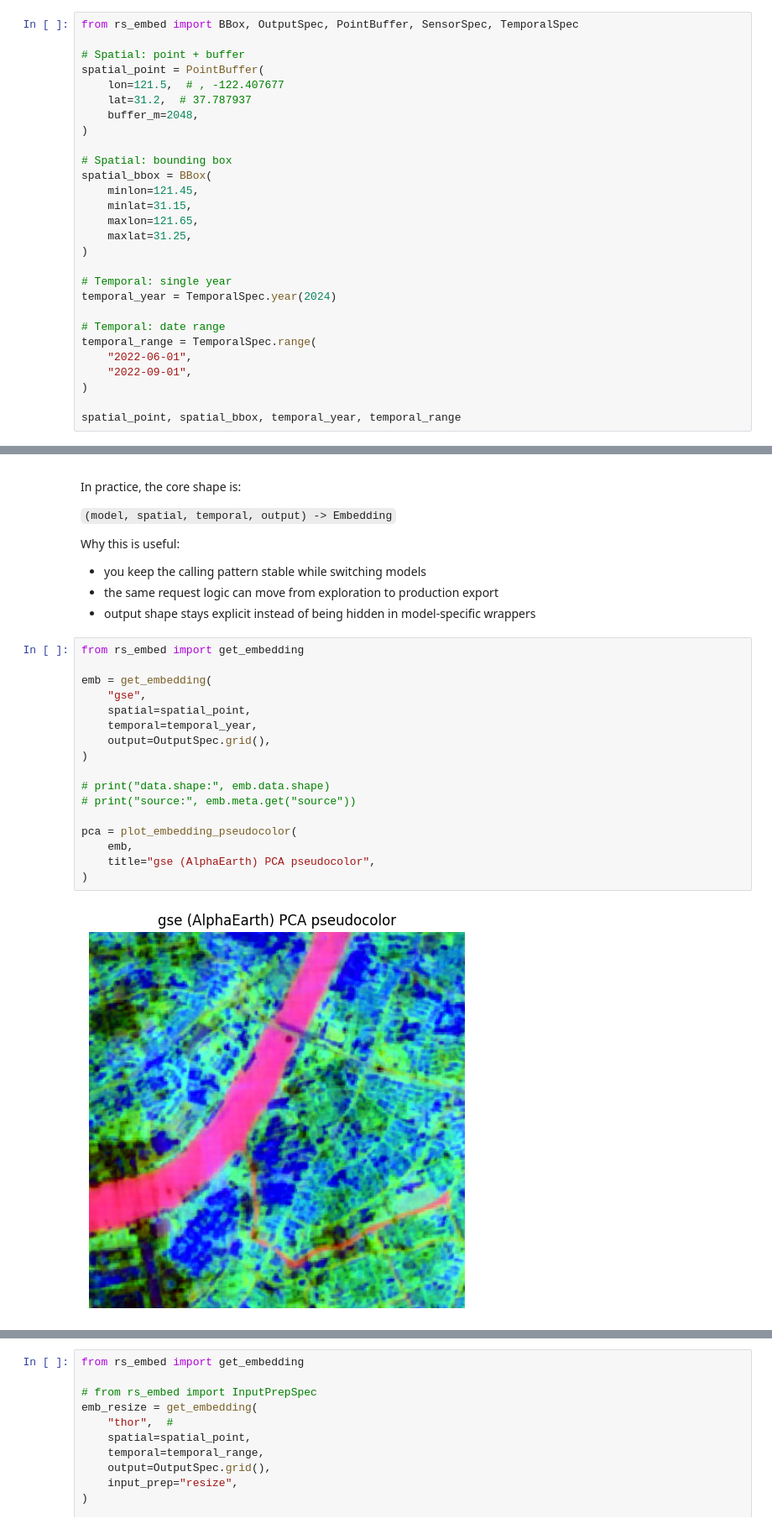
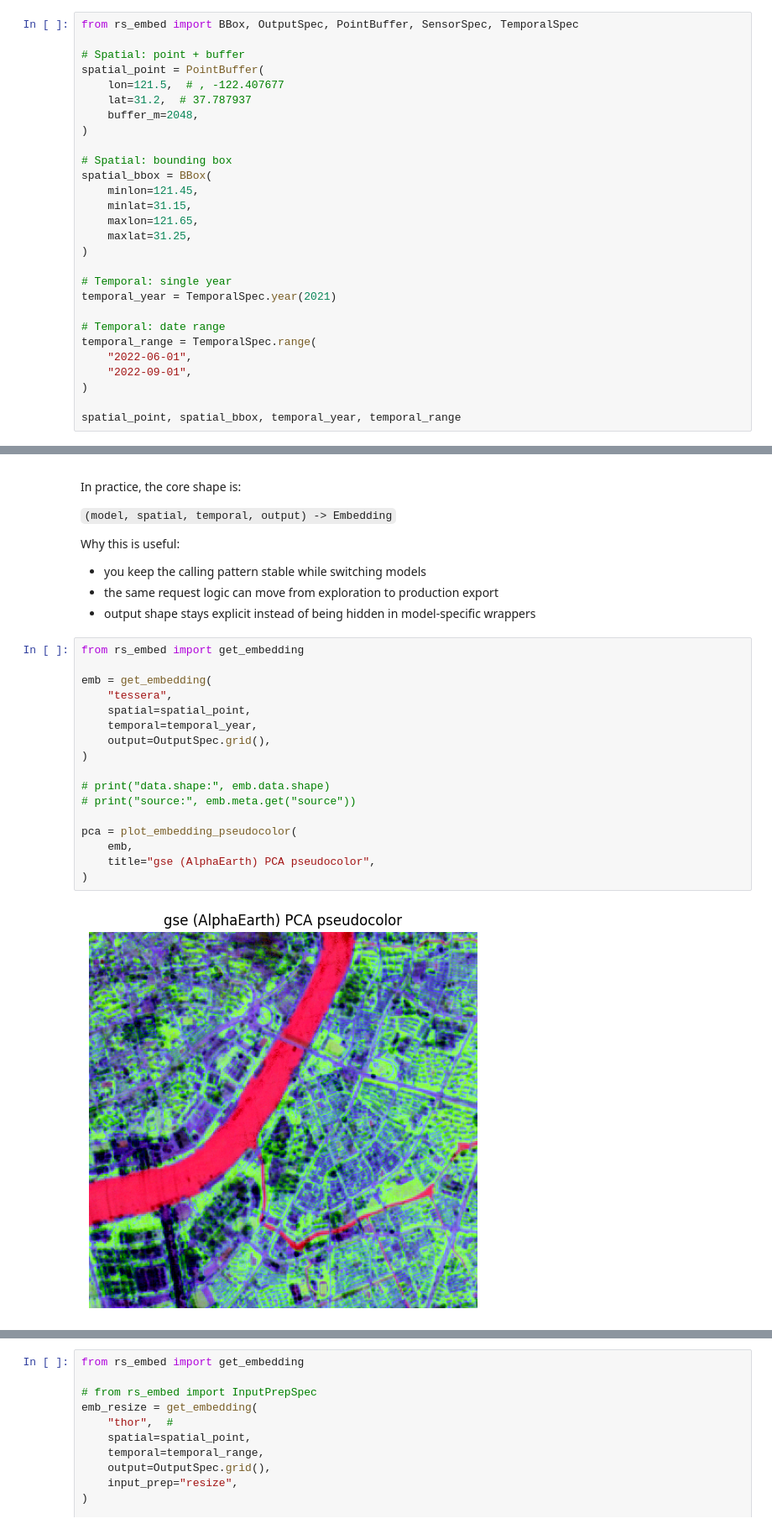
Before and after one commit to amrit110/rs-embed, a Jupyter notebook: examples/playground.ipynb, the cells around one changed output, grey strips where cells are left out. Shown at 84% size. Cells and saved outputs as stored; diff of their text form.

```diff
--- a/examples/playground.ipynb
+++ b/examples/playground.ipynb
@@ -75,7 +75,7 @@ spatial_bbox = BBox(
 )
 
 # Temporal: single year
-temporal_year = TemporalSpec.year(2024)
+temporal_year = TemporalSpec.year(2021)
 
 # Temporal: date range
 temporal_range = TemporalSpec.range(
@@ -137,22 +137,22 @@ Why this is useful:
 # %%
 from rs_embed import get_embedding
 
 emb = get_embedding(
-    "gse",
+    "tessera",
     spatial=spatial_point,
     temporal=temporal_year,
     output=OutputSpec.grid(),
 )
 
 # print("data.shape:", emb.data.shape)
 # print("source:", emb.meta.get("source"))
 
 pca = plot_embedding_pseudocolor(
     emb,
     title="gse (AlphaEarth) PCA pseudocolor",
 )
 # %% [output]
-[figure, old version]
+[figure, new version]
 # %% [markdown]
 ### 3.2 Change preprocessing without changing the rest of the request
 Different models impose different input-size constraints. `rs-embed` keeps that complexity in one place through `input_prep`.
```
Also changed, not shown: 12 other files.
